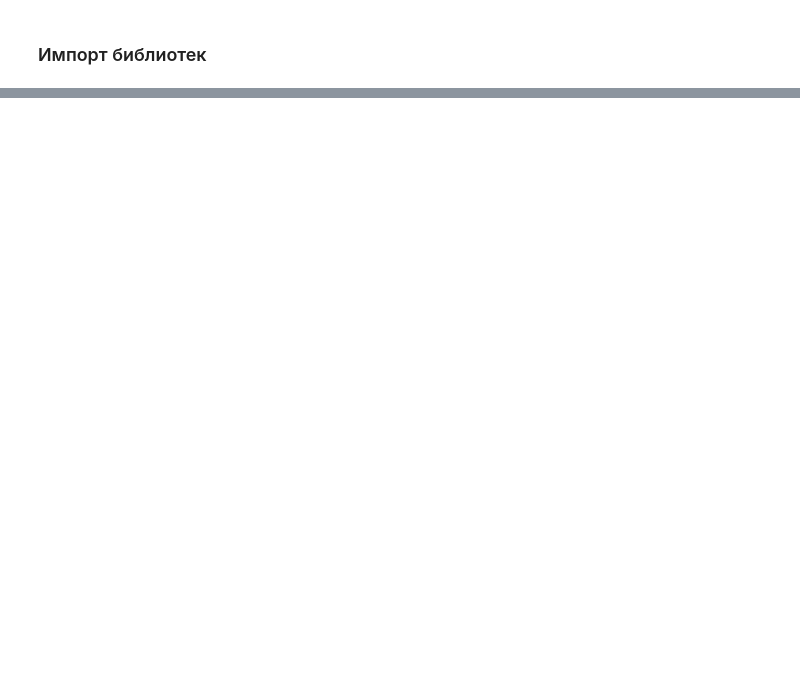
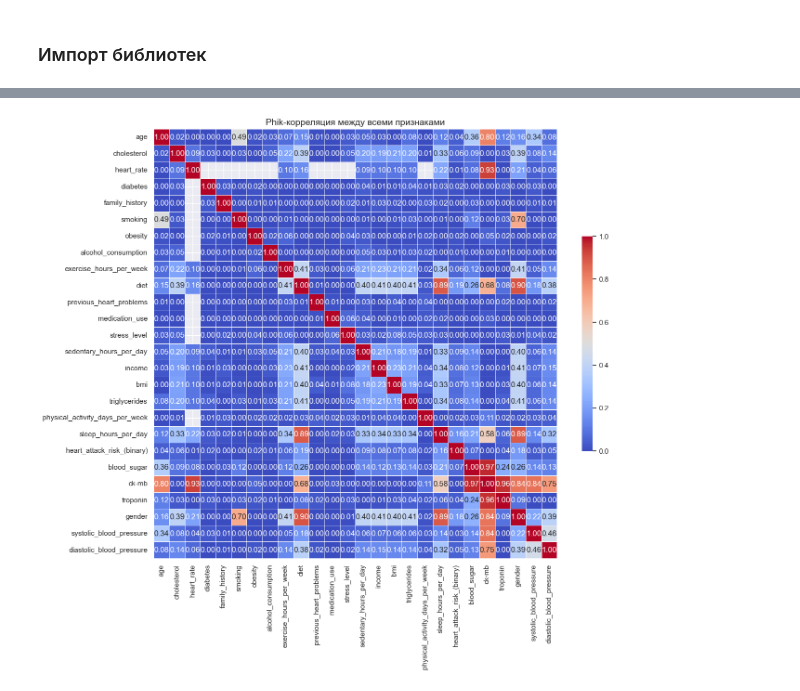
Before and after one commit to vsobakekot-yb/heart-diseases-project, a Jupyter notebook: heart.ipynb, the cells around one changed output, grey strips where cells are left out. Drawn from its saved outputs; the diff is of its cells as text; code cells hidden in the pictures; blank space fills up the shorter version.

```diff
--- a/heart.ipynb
+++ b/heart.ipynb
@@ -39,0 +417,10 @@ TEST_SIZE = 0.25
+# %%
+bin_cols = ["diabetes", "family_history", "smoking", "obesity",
+            "alcohol_consumption", "previous_heart_problems", "medication_use"]
+
+
+num_cols = ["stress_level", "physical_activity_days_per_week",
+            "age", "cholesterol", "blood_sugar", "troponin", "heart_rate",
+            "systolic_blood_pressure", "diastolic_blood_pressure", "bmi",
+            "triglycerides", "income", "exercise_hours_per_week",
+            "sedentary_hours_per_day", "sleep_hours_per_day"]
@@ -39,0 +533,22 @@ TEST_SIZE = 0.25
+# %%
+# Убираем тех. признаки
+df_phik = train.drop(columns=["id"], errors="ignore")
+df_phik = df_phik.loc[:, ~df_phik.columns.str.contains(r'^Unnamed', case=False)]
+
+# Строим phik-матрицу
+phik_matrix = df_phik.phik_matrix(interval_cols=num_cols)
+
+# Визуализация через seaborn
+plt.figure(figsize=(14, 12))
+sns.heatmap(
+    phik_matrix,
+    cmap="coolwarm",
+    vmin=0, vmax=1,
+    annot=True, fmt=".2f",
+    linewidths=0.5,
+    cbar_kws={"shrink": .5}
+)
+plt.title("Phik-корреляция между всеми признаками", fontsize=14)
+plt.show()
+# %% [output]
+[figure, added]
```
Also changed, not shown: parts of 105 cells of this notebook, 8 other files.
